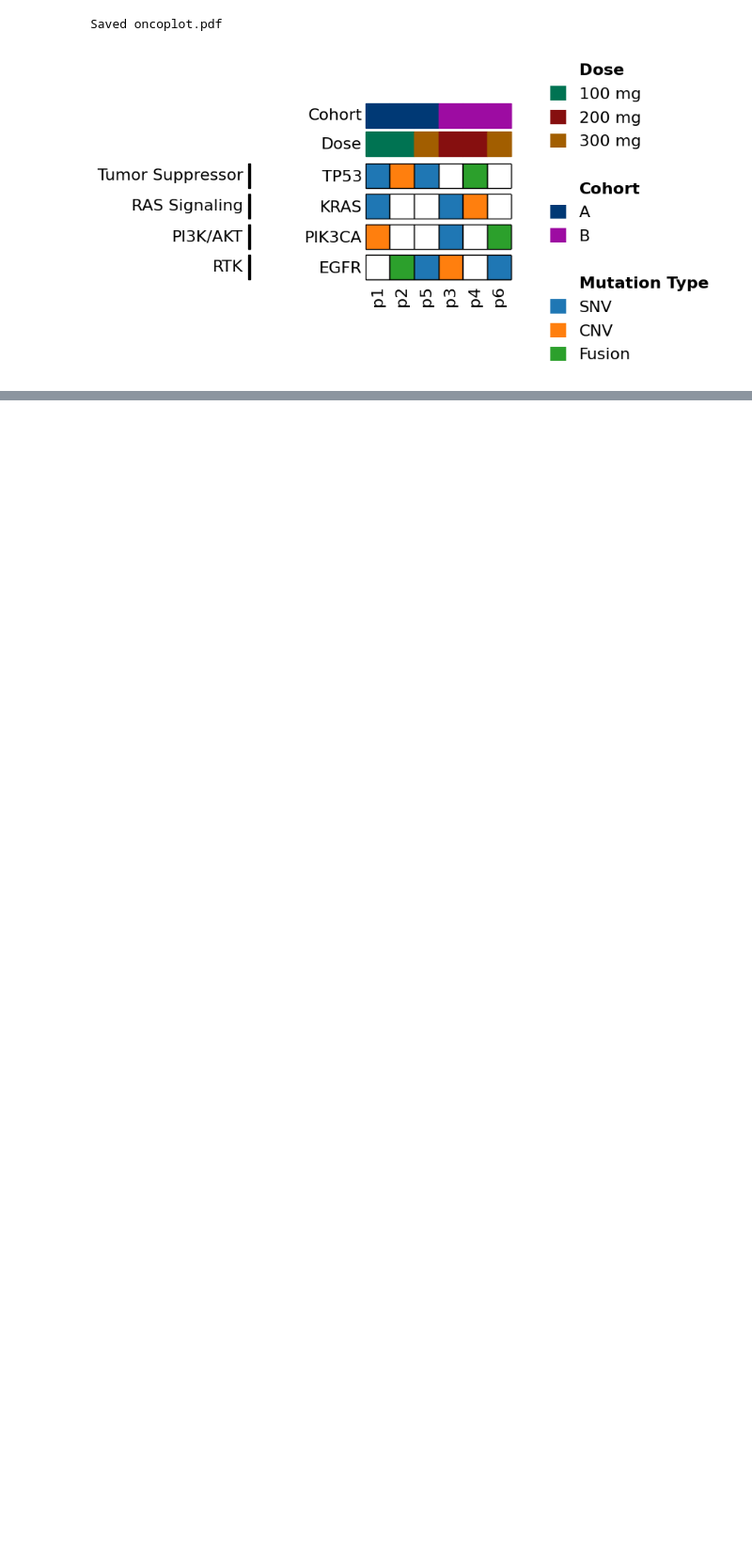
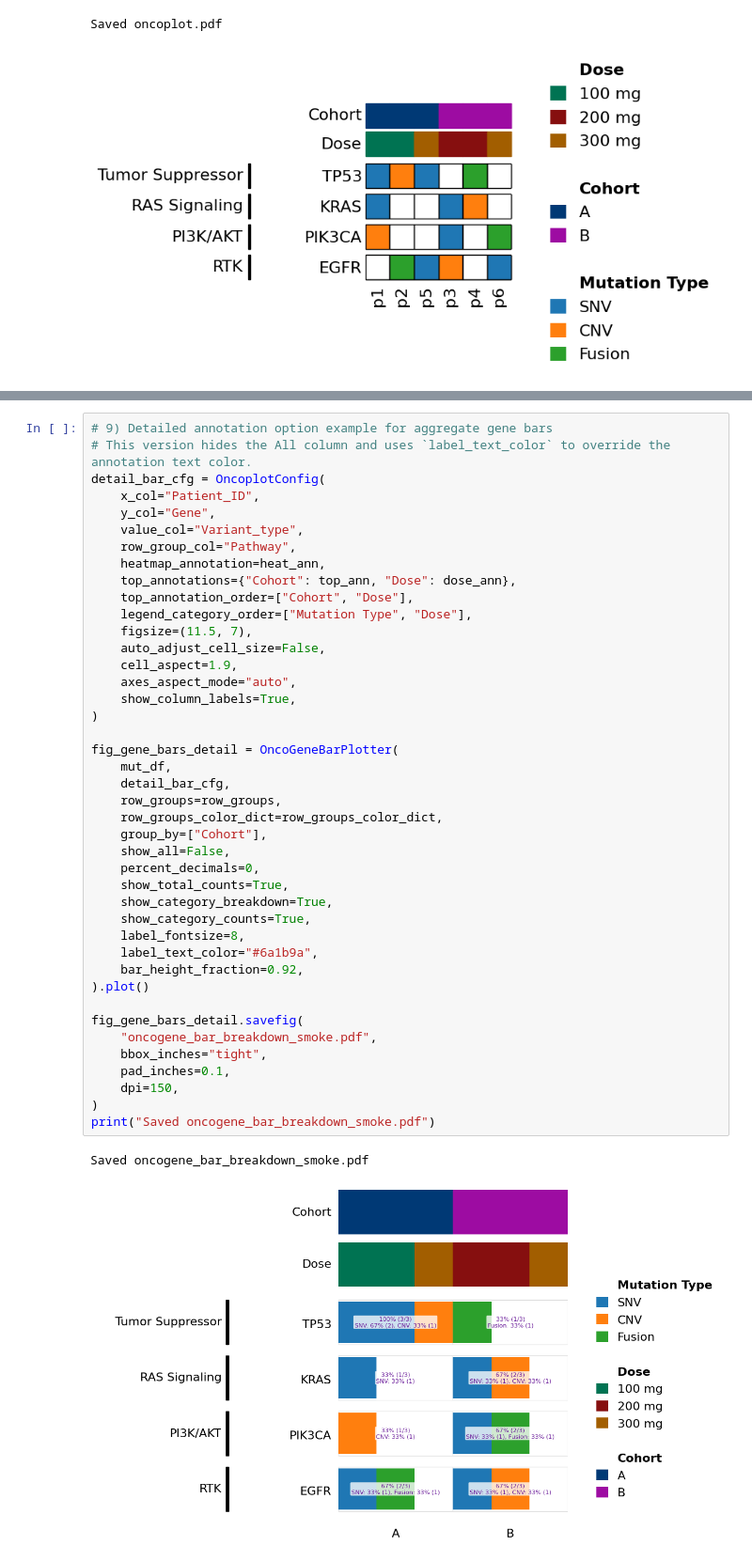
Before and after one commit to vic-cheung/bioviz-kit, a Jupyter notebook: examples/minimal_bioviz_smoke.ipynb, the cells around one changed output, grey strips where cells are left out. Shown at 94% size. Cells and saved outputs as stored; diff of their text form; blank space fills up the shorter version.

```diff
--- a/examples/minimal_bioviz_smoke.ipynb
+++ b/examples/minimal_bioviz_smoke.ipynb
@@ -511,0 +605,45 @@ Saved oncoplot_with_right_summary_bars.pdf
+# %%
+# 9) Detailed annotation option example for aggregate gene bars
+# This version hides the All column and uses `label_text_color` to override the annotation text color.
+detail_bar_cfg = OncoplotConfig(
+    x_col="Patient_ID",
+    y_col="Gene",
+    value_col="Variant_type",
+    row_group_col="Pathway",
+    heatmap_annotation=heat_ann,
+    top_annotations={"Cohort": top_ann, "Dose": dose_ann},
+    top_annotation_order=["Cohort", "Dose"],
+    legend_category_order=["Mutation Type", "Dose"],
+    figsize=(11.5, 7),
+    auto_adjust_cell_size=False,
+    cell_aspect=1.9,
+    axes_aspect_mode="auto",
+    show_column_labels=True,
+)
+
+fig_gene_bars_detail = OncoGeneBarPlotter(
+    mut_df,
+    detail_bar_cfg,
+    row_groups=row_groups,
+    row_groups_color_dict=row_groups_color_dict,
+    group_by=["Cohort"],
+    show_all=False,
+    percent_decimals=0,
+    show_total_counts=True,
+    show_category_breakdown=True,
+    show_category_counts=True,
+    label_fontsize=8,
+    label_text_color="#6a1b9a",
+    bar_height_fraction=0.92,
+).plot()
+
+fig_gene_bars_detail.savefig(
+    "oncogene_bar_breakdown_smoke.pdf",
+    bbox_inches="tight",
+    pad_inches=0.1,
+    dpi=150,
+)
+print("Saved oncogene_bar_breakdown_smoke.pdf")
+# %% [output]
+Saved oncogene_bar_breakdown_smoke.pdf
+[figure, added]
```
Also changed, not shown: parts of 4 cells of this notebook, 3 other files.
